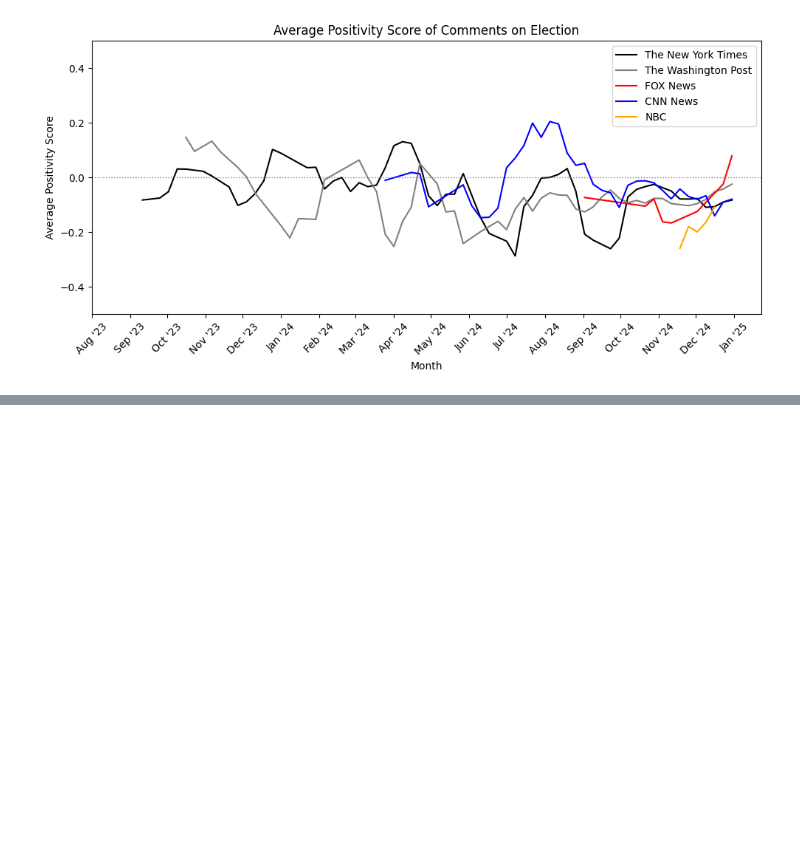
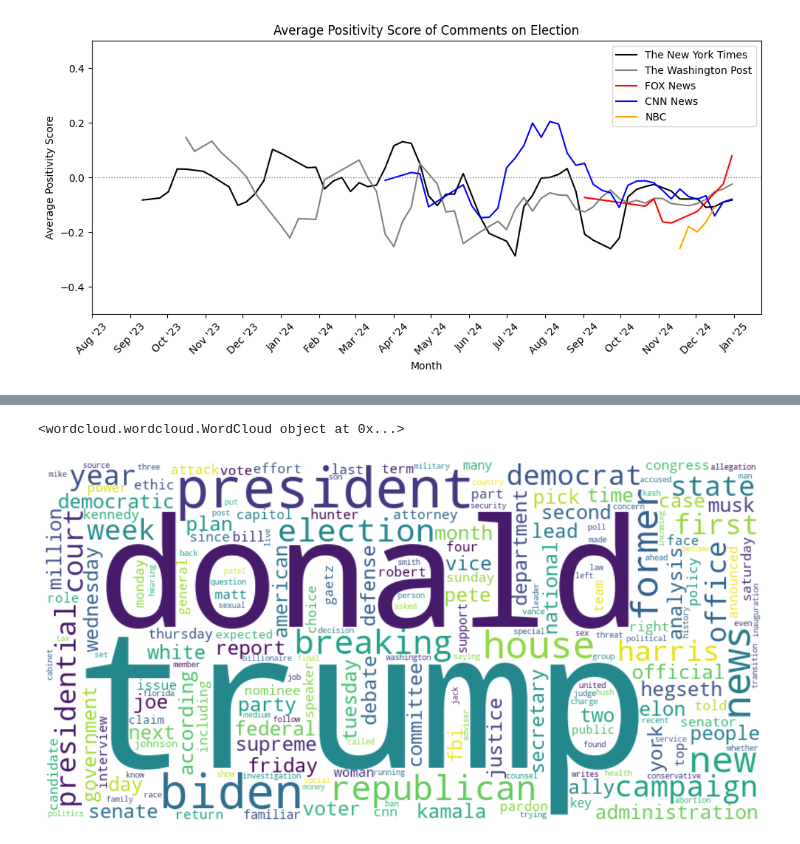
Before and after one commit to GustavoHessVL/BlueSky---WebScraping-, a Jupyter notebook: DataAnal.ipynb, the cells around one changed output, grey strips where cells are left out. Cells and saved outputs as stored; diff of their text form; code cells hidden in the pictures; blank space fills up the shorter version.

```diff
--- a/DataAnal.ipynb
+++ b/DataAnal.ipynb
@@ -460,0 +724,19 @@ plt.show()
+# %%
+from nltk.stem import WordNetLemmatizer
+
+# Baixa o recurso necessário para lematização
+nltk.download('wordnet')
+nltk.download('omw-1.4')
+
+lemmatizer = WordNetLemmatizer()
+
+# Aplica a lematização
+filtered_words = [
+    lemmatizer.lemmatize(word.lower()) for word in tokens
+    if word.isalpha() and word.lower() not in stop_words and len(word) > 2
+]
+
+# Conta a frequência das palavras
+word_counts = Counter(filtered_words)
+
+print(len(word_counts))
@@ -460,0 +751,16 @@ plt.show()
+# %%
+from wordcloud import WordCloud
+import matplotlib.pyplot as plt
+
+# Gera a nuvem de palavras
+wordcloud = WordCloud(width=800, height=400, background_color='white').generate_from_frequencies(word_counts)
+
+
+# Exibe a nuvem de palavras
+plt.figure(figsize=(15, 7.5))
+plt.imshow(wordcloud, interpolation='bilinear')
+plt.axis('off')
+plt.show()
+# %% [output]
+<wordcloud.wordcloud.WordCloud object at 0x...>
+[figure, added]
```
Also changed, not shown: parts of 8 cells of this notebook.
